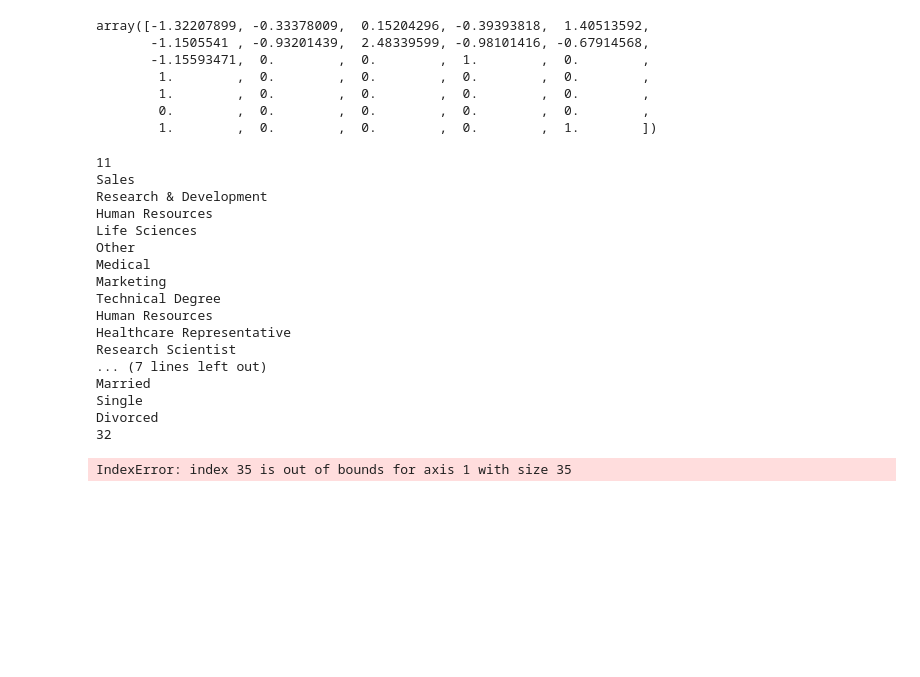
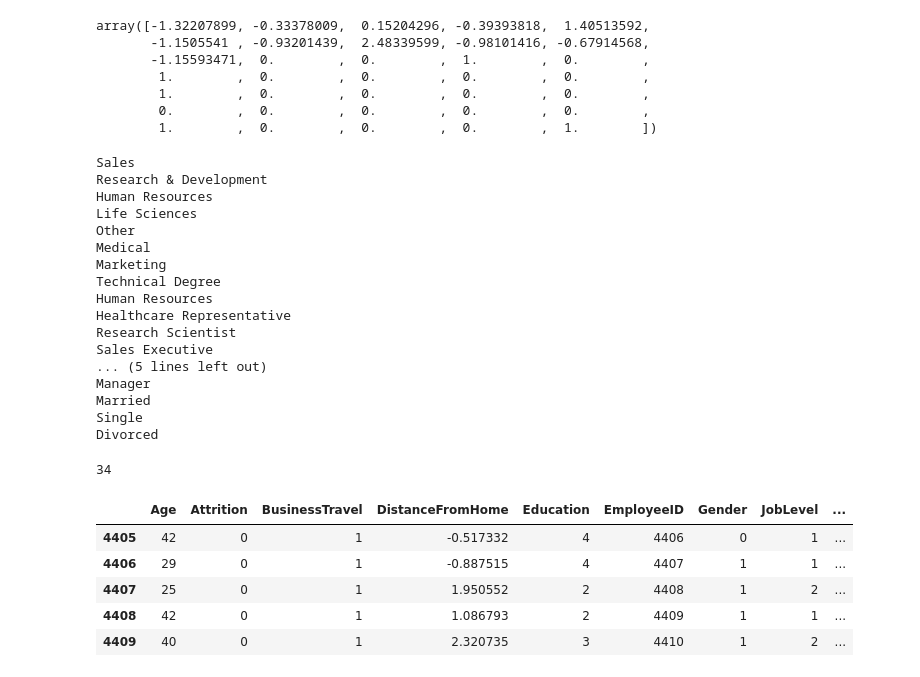
Before and after one commit to nazzim29/HumanForYou, a Jupyter notebook: projet.ipynb, the cells around one changed output. Cells and saved outputs as stored; diff of their text form; code cells hidden in the pictures; blank space fills up the shorter version.

```diff
--- a/projet.ipynb
+++ b/projet.ipynb
@@ -410,18 +434,14 @@ array([-1.32207899, -0.33378009,  0.15204296, -0.39393818,  1.40513592,
         1.        ,  0.        ,  0.        ,  0.        ,  1.        ])
 # %%
 start = len(numeric_cols)
-print(start)
 for col in onehot_columns:
     for v in general_data[col].unique():
         print(v)
-        general_data[v] = pre_general_data[:,start]
-        general_data[v] = general_data[v].astype(bool)
-        start+=1
-    general_data = general_data.drop(col,axis=1)
-
-print(start)
+        general_data[v] = pre_general_data[:, start]
+        general_data[v] = general_data[v].astype(int)
+        start += 1
+    general_data = general_data.drop(col, axis=1)
 # %% [output]
-11
 Sales
 Research & Development
 Human Resources
@@ -433,23 +453,32 @@ Technical Degree
 Human Resources
 Healthcare Representative
 Research Scientist
-... (7 lines left out)
+Sales Executive
+... (5 lines left out)
+Manager
 Married
 Single
 Divorced
-32
 # %%
 for col in ordinal_columns:
-    general_data[col] = pre_general_data[:,start]
+    general_data[col] = pre_general_data[:, start]
     general_data[col] = general_data[col].astype(int)
-    start+=1
+    start += 1
+print(start)
+# %% [output]
+34
 # %%
-for col in bussiness_travel_values:
-    general_data[col] = pre_general_data[:,start]
-    general_data[col] = general_data[col].astype(int)
-    start+=1
+general_data['BusinessTravel'] = pre_general_data[:, start]
+general_data['BusinessTravel'] = general_data['BusinessTravel'].astype(int)
-# %% [output]
-IndexError: index 35 is out of bounds for axis 1 with size 35
+# %%
+general_data.tail(5)
+# %% [output]
+|  | Age | Attrition | BusinessTravel | DistanceFromHome | Education | EmployeeID | Gender | JobLevel | ... |
+| 4405 | 42 | 0 | 1 | -0.517332 | 4 | 4406 | 0 | 1 | ... |
+| 4406 | 29 | 0 | 1 | -0.887515 | 4 | 4407 | 1 | 1 | ... |
+| 4407 | 25 | 0 | 1 | 1.950552 | 2 | 4408 | 1 | 2 | ... |
+| 4408 | 42 | 0 | 1 | 1.086793 | 2 | 4409 | 1 | 1 | ... |
+| 4409 | 40 | 0 | 1 | 2.320735 | 3 | 4410 | 1 | 2 | ... |
 # %%
 corr_matrix = general_data.corr()
 corr_matrix.style.background_gradient(cmap='Wistia')
```
Also changed, not shown: parts of 20 cells of this notebook.
